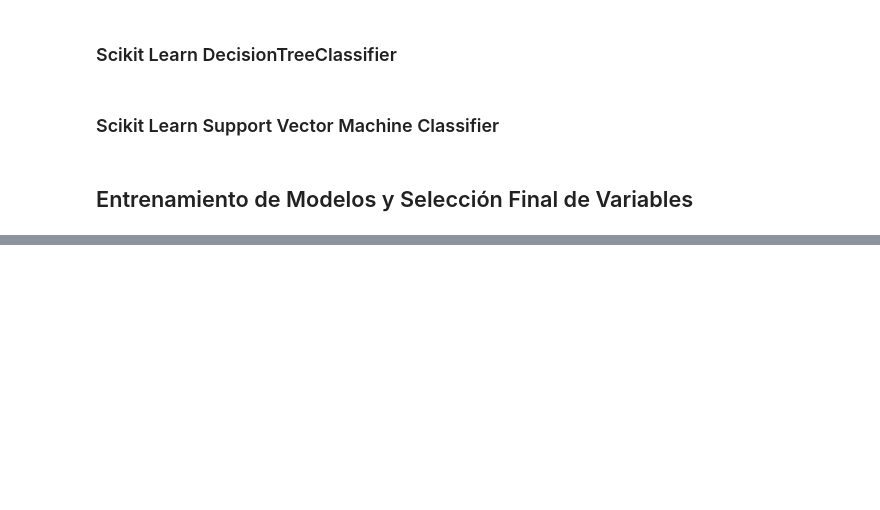
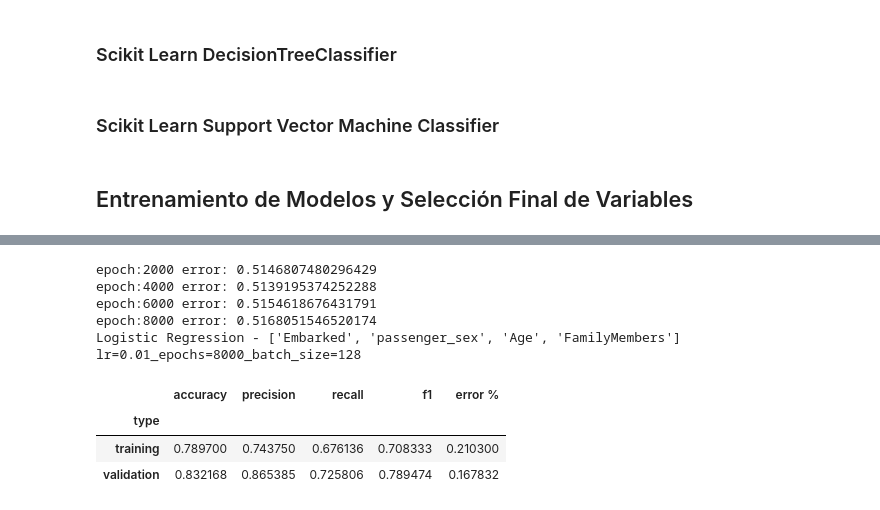
Before and after one commit to gallowstree/machine-learning-labs-2020, a Jupyter notebook: titanic-project/titanic-project.ipynb, the cells around one changed output, grey strips where cells are left out. Saved outputs shown, nothing was run; the diff lists cells and outputs as text; code cells hidden in the pictures; blank space fills up the shorter version.

```diff
--- a/titanic-project/titanic-project.ipynb
+++ b/titanic-project/titanic-project.ipynb
@@ -435,0 +524,12 @@ accuracy 80.41958041958041 %
+# %%
+train_and_score_logreg(['Embarked', 'passenger_sex', 'Age', 'FamilyMembers'], batch_size=128)[0]
+# %% [output]
+epoch:2000 error: 0.5146807480296429
+epoch:4000 error: 0.5139195374252288
+epoch:6000 error: 0.5154618676431791
+epoch:8000 error: 0.5168051546520174
+Logistic Regression - ['Embarked', 'passenger_sex', 'Age', 'FamilyMembers'] lr=0.01_epochs=8000_batch_size=128
+|  | accuracy | precision | recall | f1 | error % |
+| type |  |  |  |  |  |
+| training | 0.789700 | 0.743750 | 0.676136 | 0.708333 | 0.210300 |
+| validation | 0.832168 | 0.865385 | 0.725806 | 0.789474 | 0.167832 |
```
Also changed, not shown: parts of 26 cells of this notebook.
